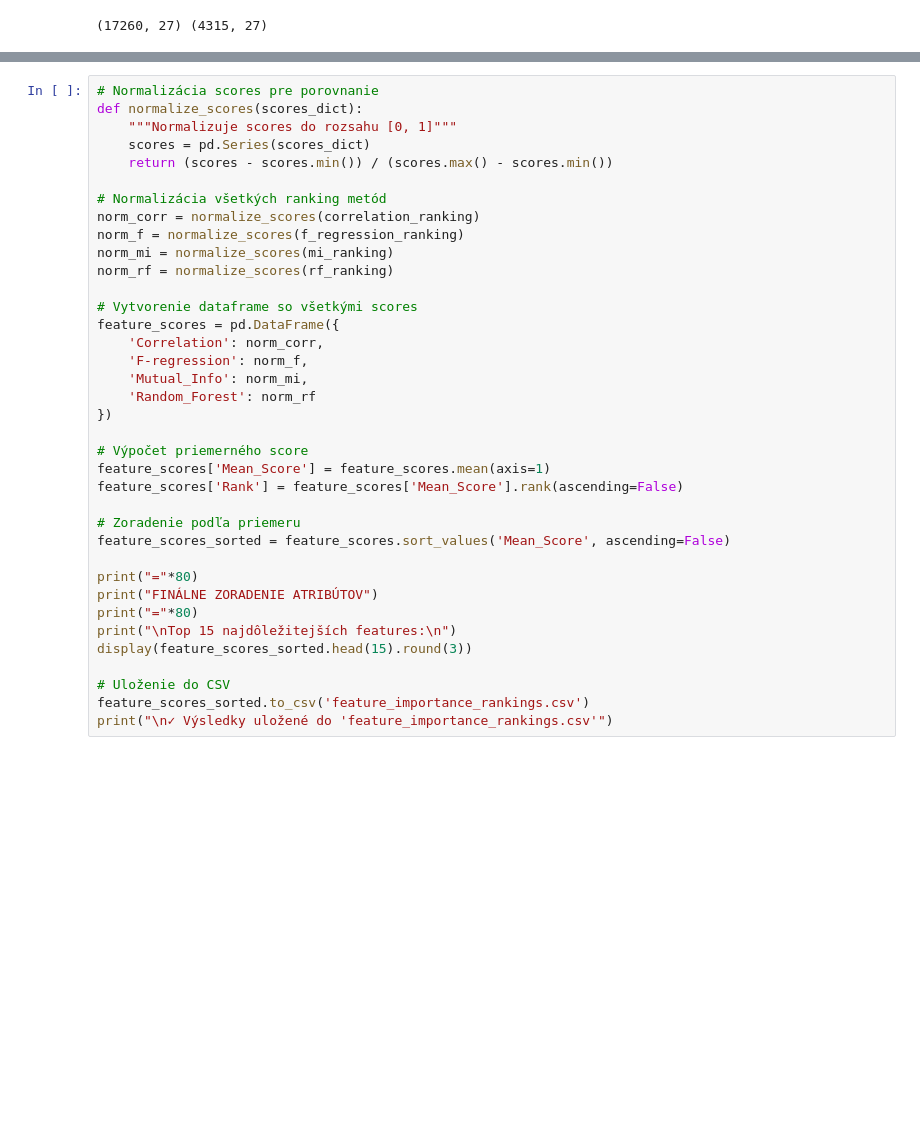
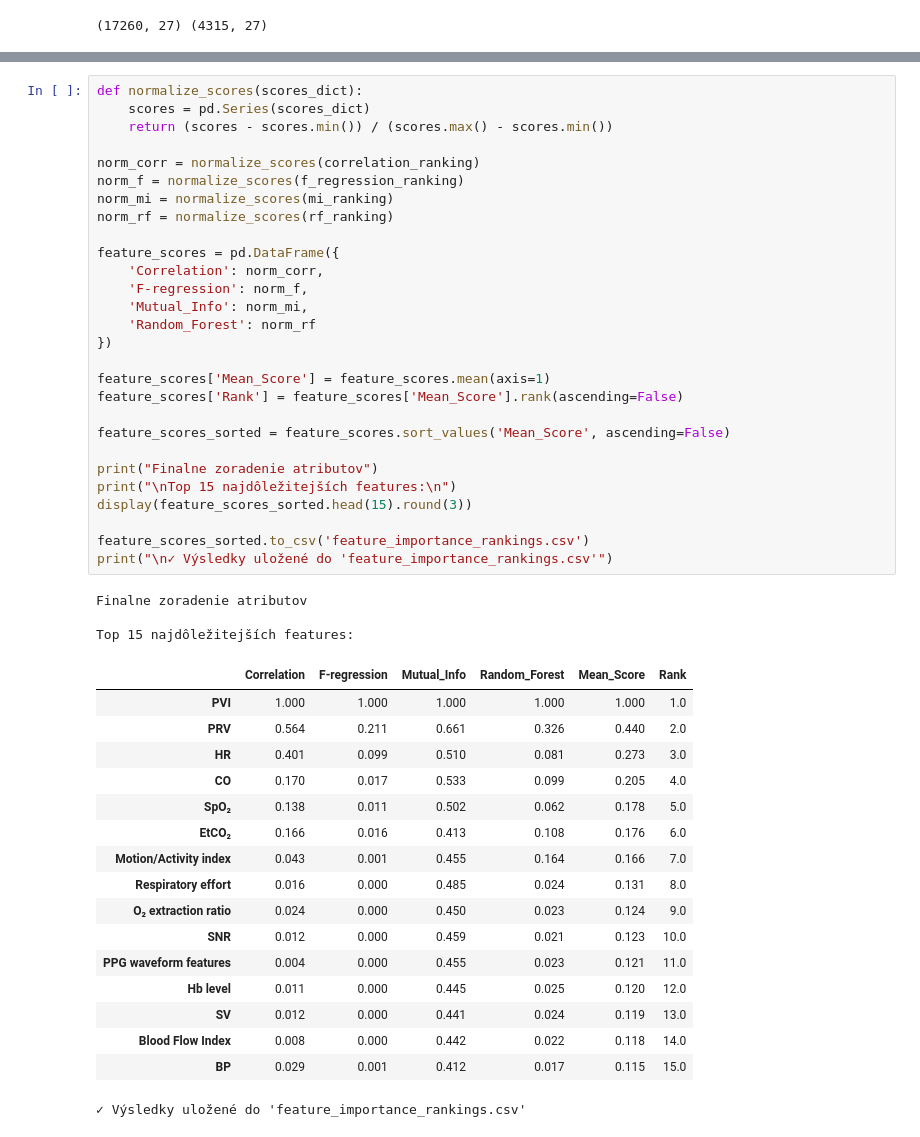
Before and after one commit to frtndmd/iau_Kosharova_Oliinyk_67, a Jupyter notebook: src/faza2.ipynb, the cells around one changed output, grey strips where cells are left out. Cells and saved outputs as stored; diff of their text form; blank space fills up the shorter version.

```diff
--- a/src/faza2.ipynb
+++ b/src/faza2.ipynb
@@ -233,38 +319,50 @@ rf_ranking = rf_importance.to_dict()
 # %%
-# Normalizácia scores pre porovnanie
 def normalize_scores(scores_dict):
-    """Normalizuje scores do rozsahu [0, 1]"""
     scores = pd.Series(scores_dict)
     return (scores - scores.min()) / (scores.max() - scores.min())
 
-# Normalizácia všetkých ranking metód
 norm_corr = normalize_scores(correlation_ranking)
 norm_f = normalize_scores(f_regression_ranking)
 norm_mi = normalize_scores(mi_ranking)
 norm_rf = normalize_scores(rf_ranking)
 
-# Vytvorenie dataframe so všetkými scores
 feature_scores = pd.DataFrame({
     'Correlation': norm_corr,
     'F-regression': norm_f,
     'Mutual_Info': norm_mi,
     'Random_Forest': norm_rf
 })
 
-# Výpočet priemerného score
 feature_scores['Mean_Score'] = feature_scores.mean(axis=1)
 feature_scores['Rank'] = feature_scores['Mean_Score'].rank(ascending=False)
 
-# Zoradenie podľa priemeru
 feature_scores_sorted = feature_scores.sort_values('Mean_Score', ascending=False)
 
-print("="*80)
-print("FINÁLNE ZORADENIE ATRIBÚTOV")
-print("="*80)
+print("Finalne zoradenie atributov")
 print("\nTop 15 najdôležitejších features:\n")
 display(feature_scores_sorted.head(15).round(3))
 
-# Uloženie do CSV
 feature_scores_sorted.to_csv('feature_importance_rankings.csv')
 print("\n✓ Výsledky uložené do 'feature_importance_rankings.csv'")
+# %% [output]
+Finalne zoradenie atributov
+
+Top 15 najdôležitejších features:
+|  | Correlation | F-regression | Mutual_Info | Random_Forest | Mean_Score | Rank |
+| PVI | 1.000 | 1.000 | 1.000 | 1.000 | 1.000 | 1.0 |
+| PRV | 0.564 | 0.211 | 0.661 | 0.326 | 0.440 | 2.0 |
+| HR | 0.401 | 0.099 | 0.510 | 0.081 | 0.273 | 3.0 |
+| CO | 0.170 | 0.017 | 0.533 | 0.099 | 0.205 | 4.0 |
+| SpO₂ | 0.138 | 0.011 | 0.502 | 0.062 | 0.178 | 5.0 |
+| EtCO₂ | 0.166 | 0.016 | 0.413 | 0.108 | 0.176 | 6.0 |
+| Motion/Activity index | 0.043 | 0.001 | 0.455 | 0.164 | 0.166 | 7.0 |
+| Respiratory effort | 0.016 | 0.000 | 0.485 | 0.024 | 0.131 | 8.0 |
+| O₂ extraction ratio | 0.024 | 0.000 | 0.450 | 0.023 | 0.124 | 9.0 |
+| SNR | 0.012 | 0.000 | 0.459 | 0.021 | 0.123 | 10.0 |
+| PPG waveform features | 0.004 | 0.000 | 0.455 | 0.023 | 0.121 | 11.0 |
+| Hb level | 0.011 | 0.000 | 0.445 | 0.025 | 0.120 | 12.0 |
+| SV | 0.012 | 0.000 | 0.441 | 0.024 | 0.119 | 13.0 |
+| Blood Flow Index | 0.008 | 0.000 | 0.442 | 0.022 | 0.118 | 14.0 |
+| BP | 0.029 | 0.001 | 0.412 | 0.017 | 0.115 | 15.0 |
+✓ Výsledky uložené do 'feature_importance_rankings.csv'
 # %%
```
Also changed, not shown: parts of 12 cells of this notebook.
